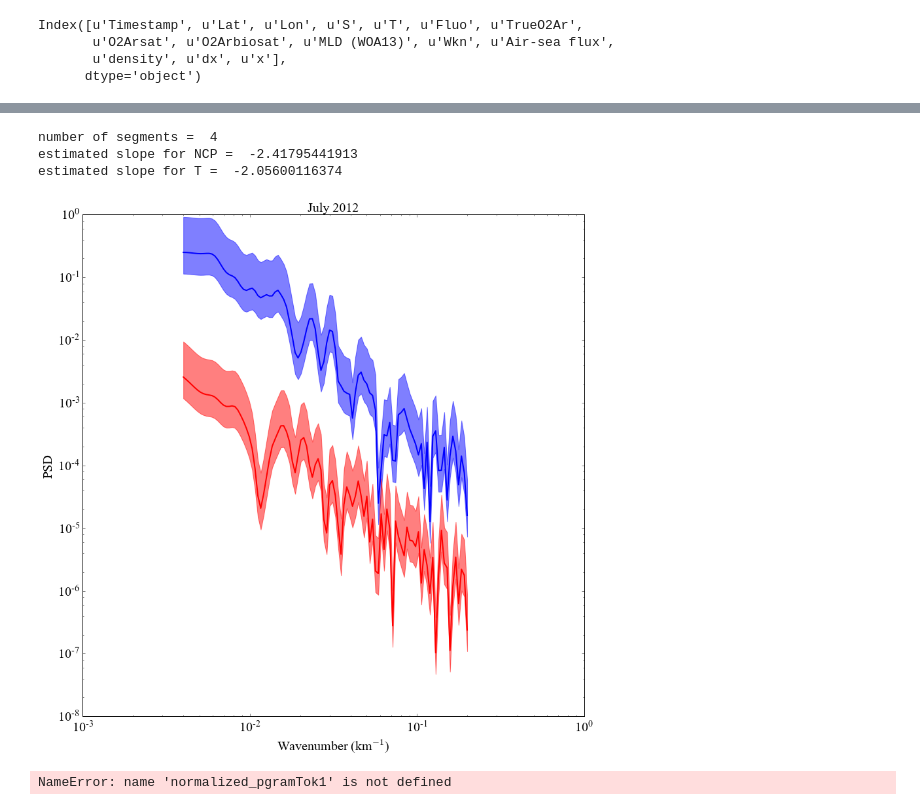
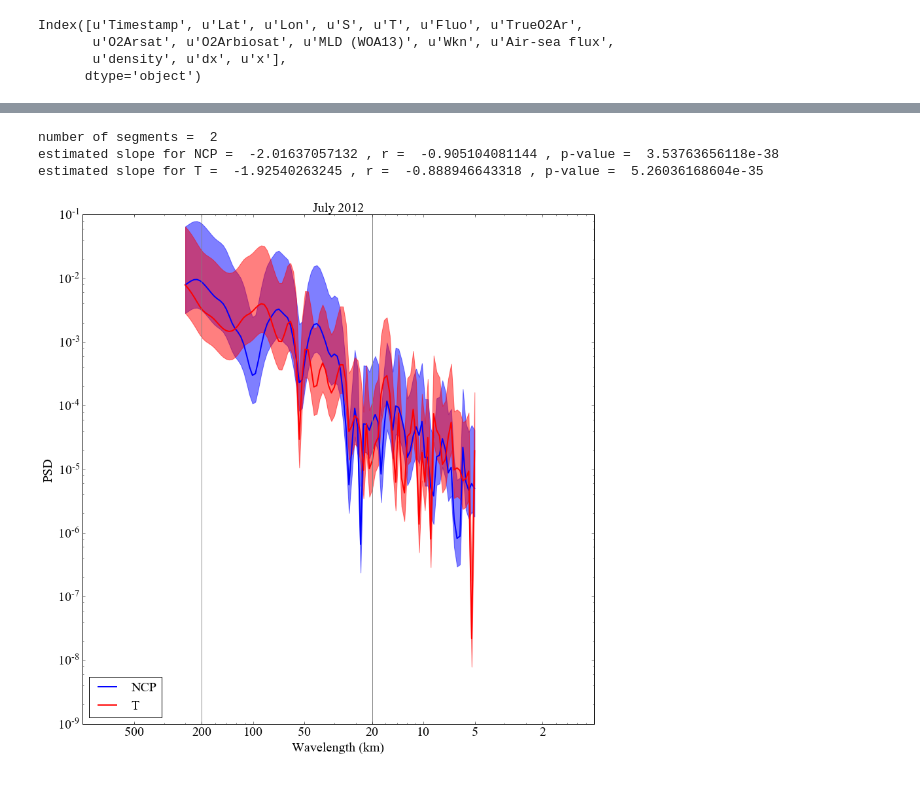
Before and after one commit to sophieclayton/kuroshio_productivity, a Jupyter notebook: NCP_spectra.ipynb, the cells around one changed output, grey strips where cells are left out. Drawn from its saved outputs; the diff is of its cells as text; code cells hidden in the pictures.

Commit message:
added estimate of spectral slopes

```diff
--- a/NCP_spectra.ipynb
+++ b/NCP_spectra.ipynb
@@ -45,7 +45,7 @@ def bin(pgram, periods, bins, bin_mid):
 # %%
 # import data
 
-maxlon = 161
+maxlon = 151
 minlon = 139
 
 Tok1 = pd.read_csv(r'/Users/sclayton/Google Drive/o2ar_data/Tokyo1_vSept16.csv', sep = ',')
@@ -56,7 +56,7 @@ Tok1 = Tok1[(Tok1['Lon']>minlon) & (Tok1['Lon']<maxlon)].dropna()
 Tok3 = pd.read_csv(r'/Users/sclayton/Google Drive/o2ar_data/Tokyo3_vSept16.csv', sep = ',')
 Tok3['density'] = sw.rho(Tok3['S'].values,Tok3['T'].values,0)
 Tok3 = distance(Tok3)
-Tok3 = Tok3[(Tok3['Lon']>minlon) & (Tok3['Lon']<maxlon)].dropna()
+Tok3 = Tok3[(Tok3['Lon']>minlon+5) & (Tok3['Lon']<maxlon+5)].dropna()
 
 Tian = pd.read_csv(r'/Users/sclayton/Google Drive/o2ar_data/Tianjin2_vSept16.csv', sep = ',')
 Tian['density'] = sw.rho(Tian['S'].values,Tian['T'].values,0)
@@ -207,55 +229,52 @@ for n in range(np.int(N/M)):
 pgram = pgram/N
 pgramT = pgramT/N
 
 nu = 2*(np.int(N/M))
 err_high = nu/ss.chi2.ppf(0.05/2, nu)
 err_low = nu/ss.chi2.ppf(1-0.05/2, nu)
 
 
 fig1 = plt.figure(3, figsize=(12,12), dpi = 600)
-plt.plot(1/periods, pgram, '-b', lw=2)
+plt.plot(1/periods, pgram, '-b', lw=2, label = 'NCP')
 plt.fill_between(1/periods, pgram*err_low, pgram*err_high, color='blue', alpha = 0.5)
 
-plt.plot(1/periods, pgramT, '-r', lw=2)
+plt.plot(1/periods, pgramT, '-r', lw=2, label = 'T')
 plt.fill_between(1/periods, pgramT*err_low, pgramT*err_high, color='red', alpha = 0.5)
 
 plt.yscale('log')
 plt.xscale('log')
 
-#plt.legend(loc = 'lower left', fontsize = 20)
+plt.legend(loc = 'lower left', fontsize = 20)
 plt.tick_params(labelsize=20)
 
 plt.ylabel('PSD', fontsize = 20)
-plt.xlabel('Wavenumber (km$^{-1}$)', fontsize = 20)
+plt.xlabel('Wavelength (km)', fontsize = 20)
+plt.xticks(1./np.array([500, 200, 100, 50, 20, 10, 5, 2]), [500, 200, 100, 50, 20, 10, 5, 2])
+
+plt.axvline(1./200, color = 'grey')
+plt.axvline(1./20, color = 'grey')
 
 plt.title('July 2012',fontsize = 20)
 
 A = np.vstack([np.log10(1./periods), np.ones(len(periods))]).T
 
 print 'number of segments = ',np.int(N/M)
-m, c = np.linalg.lstsq(A, np.log10(pgram))[0]
-mT, c = np.linalg.lstsq(A, np.log10(pgramT))[0]
-print 'estimated slope for NCP = ', m
-print 'estimated slope for T = ', mT
+#m, c = np.linalg.lstsq(A, np.log10(pgram))[0]
+m,c, r, p, std_err = ss.linregress(np.log10(1./periods),np.log10(pgram))
+
+#mT, c = np.linalg.lstsq(A, np.log10(pgramT))[0]
+mT,cT, rT, pT, std_errT = ss.linregress(np.log10(1./periods),np.log10(pgramT))
+
+print 'estimated slope for NCP = ', m, ', r = ', r, ', p-value = ', p
+print 'estimated slope for T = ', mT, ', r = ', rT, ', p-value = ', pT
 
 #plt.loglog(1./periods, ((1./periods)**mT)/10000000000000, 'r')
 #plt.loglog(1./periods, ((1./periods)**m)/10000000000, 'b')
 plt.show()
+
+#fig1.savefig('../figures/NCP_T_spectra_July12.png', bbox_inches='tight', dpi=600)
 # %% [output]
-number of segments =  4
-estimated slope for NCP =  -2.41795441913
-estimated slope for T =  -2.05600116374
+number of segments =  2
+estimated slope for NCP =  -2.01637057132 , r =  -0.905104081144 , p-value =  3.53763656118e-38
+estimated slope for T =  -1.92540263245 , r =  -0.888946643318 , p-value =  5.26036168604e-35
-[figure, old version]
+[figure, new version]
-# %%
-bins = 10**(np.arange(0,3,0.025))
-bin_mid = bins[:(len(bins)-1)] + np.diff(bins)/2
-
-binnedT1 = bin(normalized_pgramTok1, periods, bins, bin_mid)
-binnedT3 = bin(normalized_pgramTok3, periods, bins, bin_mid)
-binnedTian = bin(normalized_pgramTian, periods, bins, bin_mid)
-
-binnedT1T = bin(normalized_pgramTok1T, periods, bins, bin_mid)
-binnedT3T = bin(normalized_pgramTok3T, periods, bins, bin_mid)
-binnedTianT = bin(normalized_pgramTianT, periods, bins, bin_mid)
-# %% [output]
-NameError: name 'normalized_pgramTok1' is not defined
```
Also changed, not shown: parts of 8 cells of this notebook.
